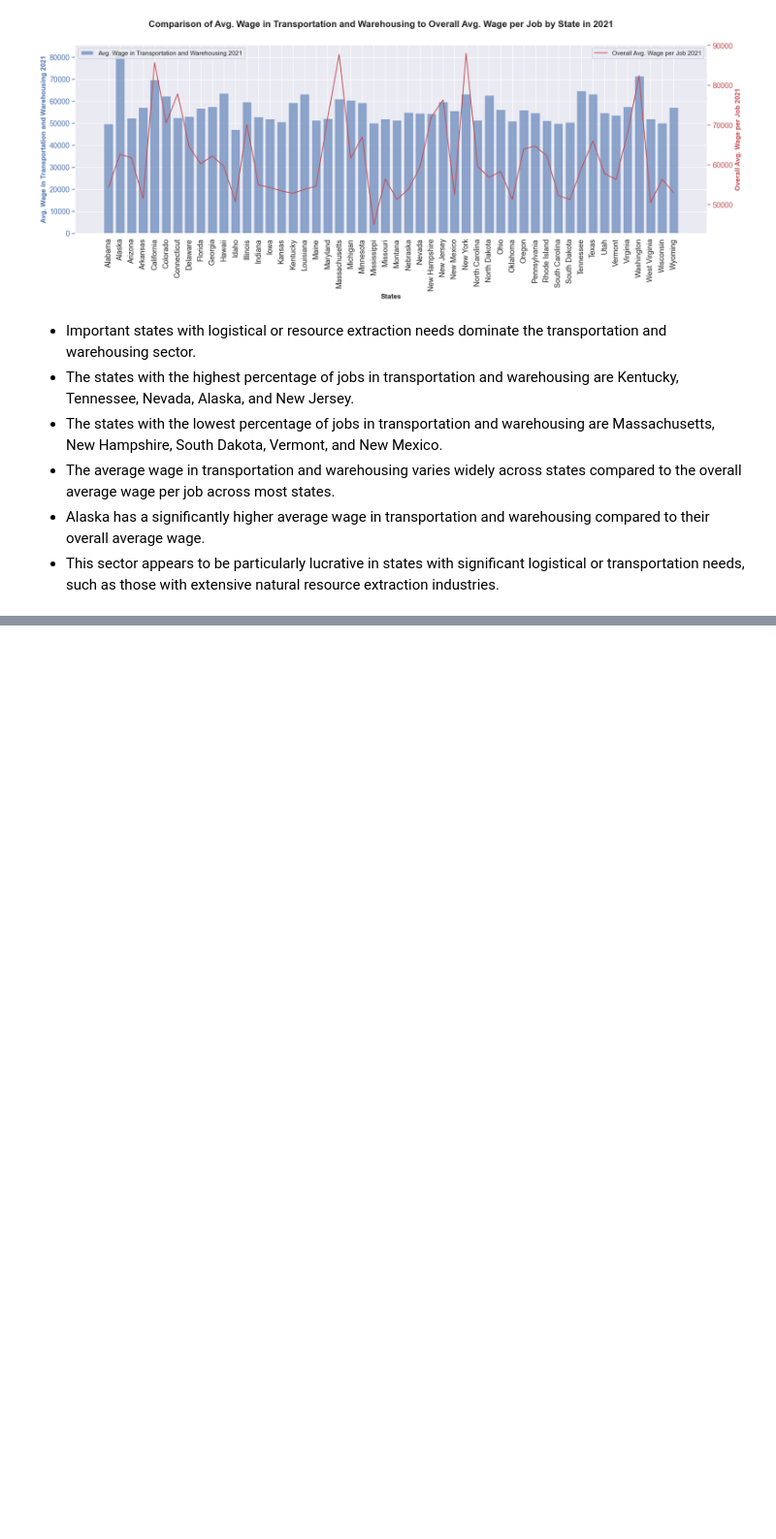
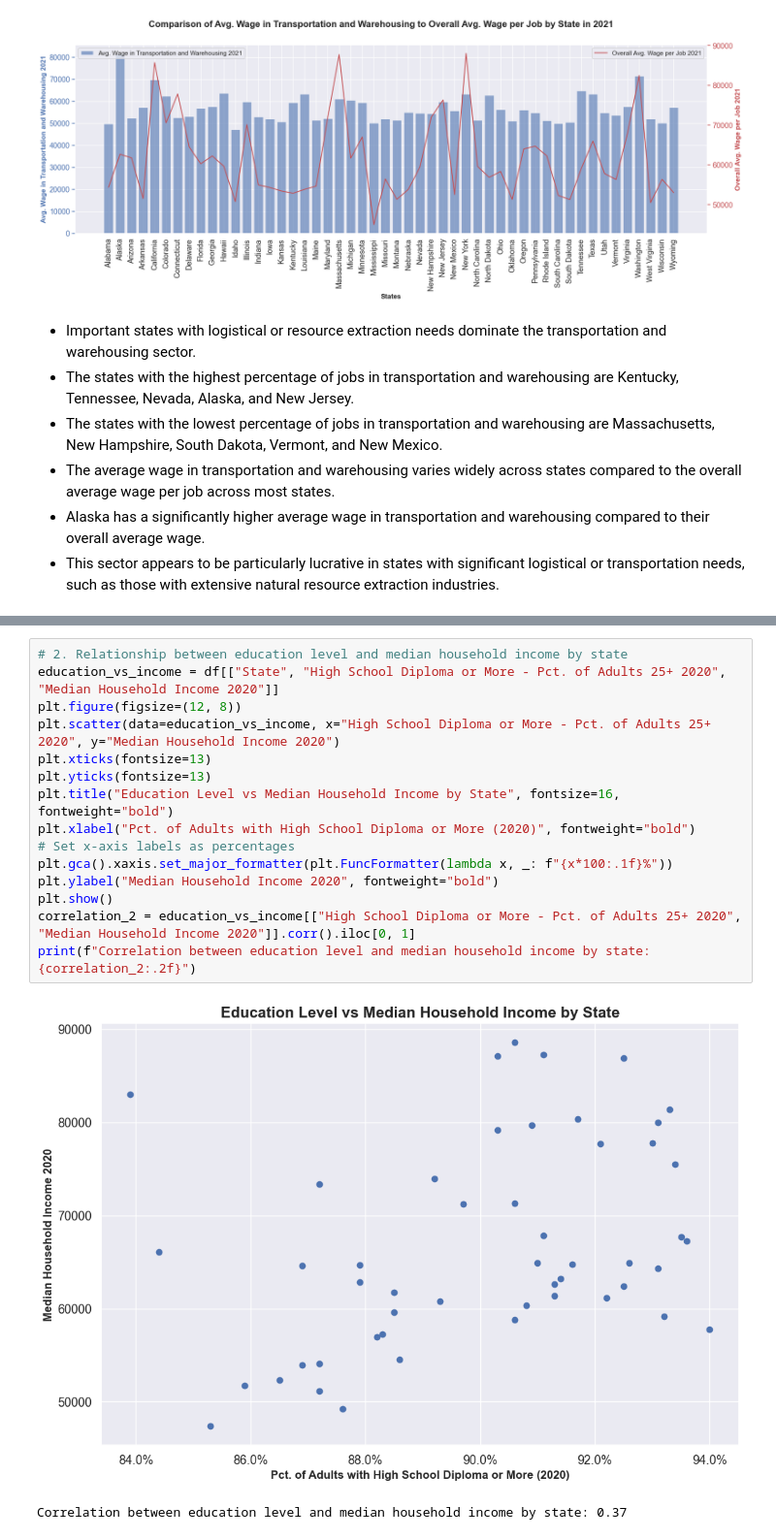
Before and after one commit to Tyler-KD/entering-the-us-market, a Jupyter notebook: entering_the_us_market.ipynb, the cells around one changed output, grey strips where cells are left out. Shown at 97% size. Saved outputs shown, nothing was run; the diff lists cells and outputs as text; blank space fills up the shorter version.

```diff
--- a/entering_the_us_market.ipynb
+++ b/entering_the_us_market.ipynb
@@ -635,0 +673,18 @@ plt.show()
+# %%
+# 2. Relationship between education level and median household income by state
+education_vs_income = df[["State", "High School Diploma or More - Pct. of Adults 25+ 2020", "Median Household Income 2020"]]
+plt.figure(figsize=(12, 8))
+plt.scatter(data=education_vs_income, x="High School Diploma or More - Pct. of Adults 25+ 2020", y="Median Household Income 2020")
+plt.xticks(fontsize=13)
+plt.yticks(fontsize=13)
+plt.title("Education Level vs Median Household Income by State", fontsize=16, fontweight="bold")
+plt.xlabel("Pct. of Adults with High School Diploma or More (2020)", fontweight="bold")
+# Set x-axis labels as percentages
+plt.gca().xaxis.set_major_formatter(plt.FuncFormatter(lambda x, _: f"{x*100:.1f}%"))
+plt.ylabel("Median Household Income 2020", fontweight="bold")
+plt.show()
+correlation_2 = education_vs_income[["High School Diploma or More - Pct. of Adults 25+ 2020", "Median Household Income 2020"]].corr().iloc[0, 1]
+print(f"Correlation between education level and median household income by state: {correlation_2:.2f}")
+# %% [output]
+[figure, added]
+Correlation between education level and median household income by state: 0.37
```
Also changed, not shown: parts of 15 cells of this notebook, 1 other file.
